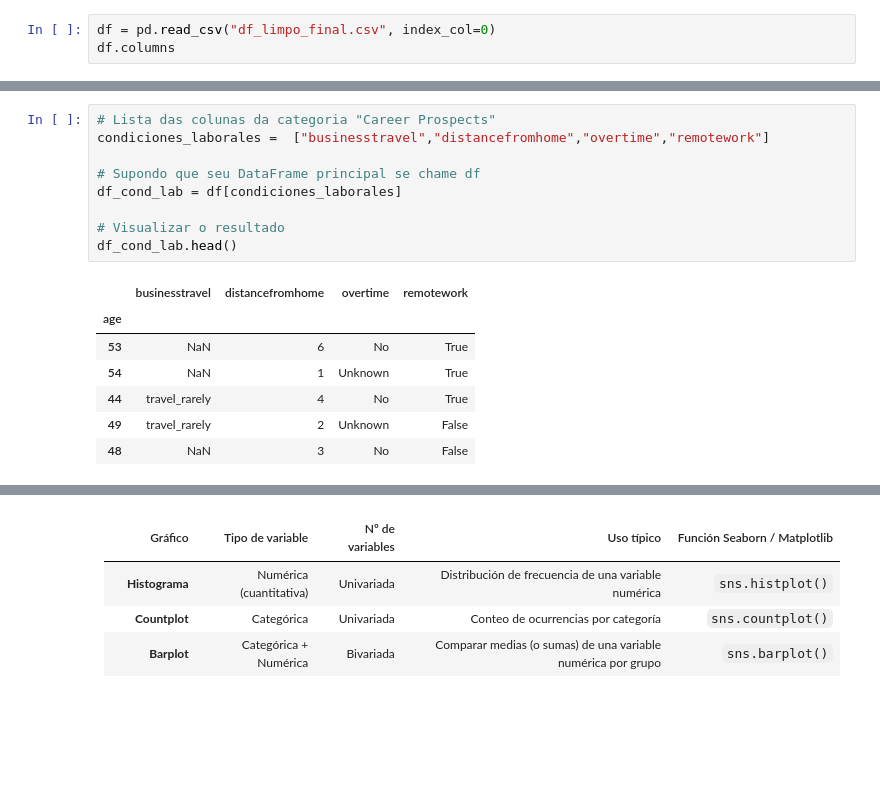
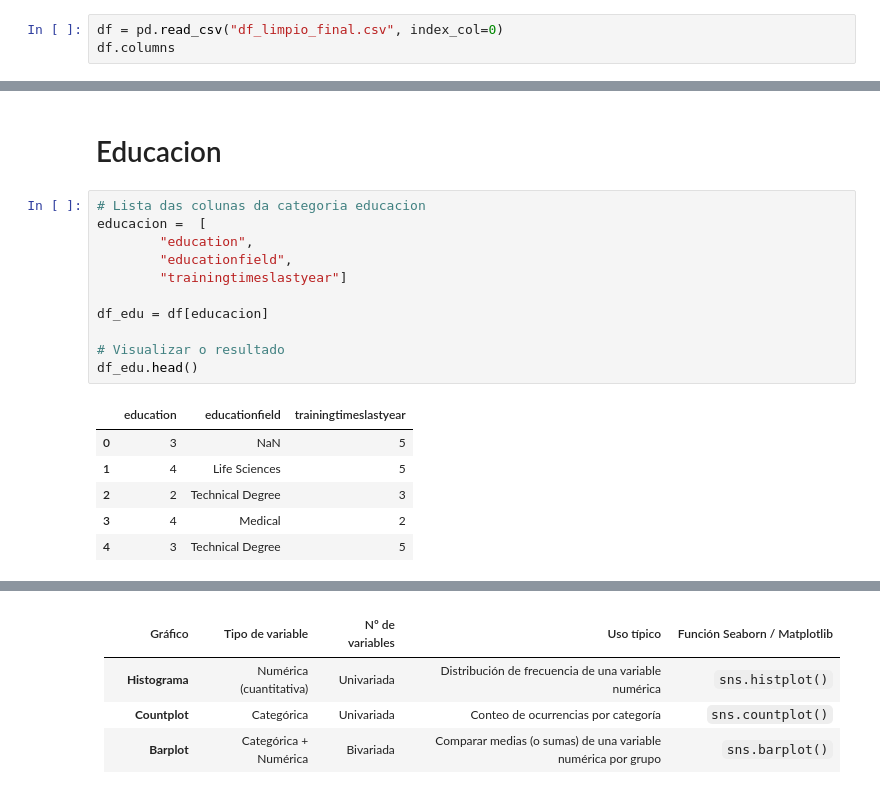
Before and after one commit to ana-nobre/Talent-Optimization-for-Corporation-HR-Data-Analytics, a Jupyter notebook: data_limpia_grafico_condiciones_carrera.ipynb, the cells around one changed output, grey strips where cells are left out. Cells and saved outputs as stored; diff of their text form; blank space fills up the shorter version.

```diff
--- a/data_limpia_grafico_condiciones_carrera.ipynb
+++ b/data_limpia_grafico_condiciones_carrera.ipynb
@@ -6,4 +22,4 @@ pd.set_option('display.max_columns', None)
 # %%
-df = pd.read_csv("df_limpo_final.csv", index_col=0)
+df = pd.read_csv("df_limpio_final.csv", index_col=0)
 df.columns
 # %% [output]
@@ -81,20 +106,23 @@ Index(['attrition', 'businesstravel', 'dailyrate', 'department',
     # Variable Objetivo
     "Target Variable": [
         "attrition"]}
+# %% [markdown]
+# Educacion
 # %%
-# Lista das colunas da categoria "Career Prospects"
-condiciones_laborales =  ["businesstravel","distancefromhome","overtime","remotework"]
+# Lista das colunas da categoria educacion
+educacion =  [
+        "education",
+        "educationfield",
+        "trainingtimeslastyear"]
 
-# Supondo que seu DataFrame principal se chame df
-df_cond_lab = df[condiciones_laborales]
+df_edu = df[educacion]
 
 # Visualizar o resultado
-df_cond_lab.head()
+df_edu.head()
 # %% [output]
-|  | businesstravel | distancefromhome | overtime | remotework |
-| age |  |  |  |  |
-| 53 | NaN | 6 | No | True |
-| 54 | NaN | 1 | Unknown | True |
-| 44 | travel_rarely | 4 | No | True |
-| 49 | travel_rarely | 2 | Unknown | False |
-| 48 | NaN | 3 | No | False |
+|  | education | educationfield | trainingtimeslastyear |
+| 0 | 3 | NaN | 5 |
+| 1 | 4 | Life Sciences | 5 |
+| 2 | 2 | Technical Degree | 3 |
+| 3 | 4 | Medical | 2 |
+| 4 | 3 | Technical Degree | 5 |
```
Also changed, not shown: parts of 33 cells of this notebook, 3 other files.
